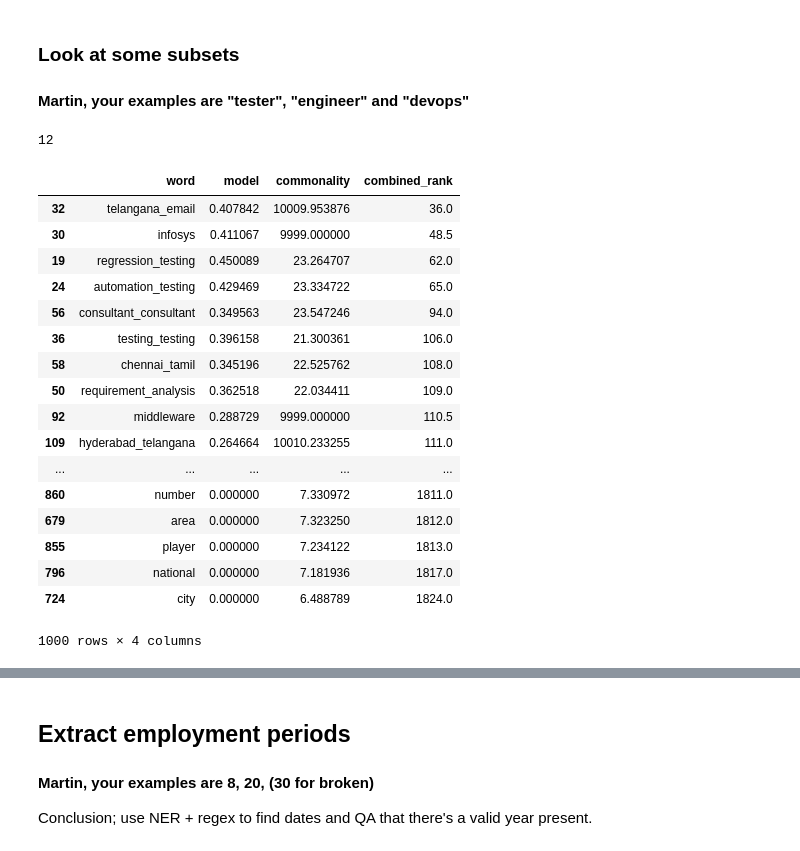
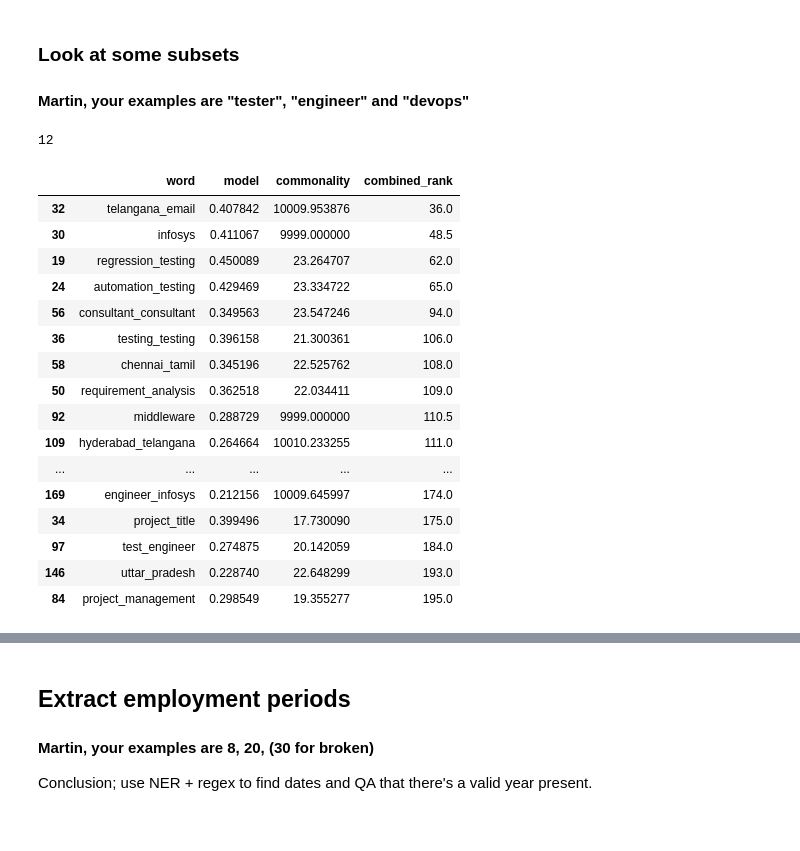
Before and after one commit to MartinChrisWood/mining_cv_data, a Jupyter notebook: mining_tech.ipynb, the cells around one changed output, grey strips where cells are left out. Drawn from its saved outputs; the diff is of its cells as text; code cells hidden in the pictures.

```diff
--- a/mining_tech.ipynb
+++ b/mining_tech.ipynb
@@ -212,39 +215,38 @@ df.head()
 # %%
 # Subset the data to a selection of interest
 selection = [i for i in range(len(parsed_docs)) if "tester" in parsed_docs[i]['text'].lower()]
 #selection = [i for i in range(len(parsed_docs)) if "united kingdom" in parsed_docs[i]['countries']]
 print(len(selection))
 
 # Sum the Model scores by word, pivot
 summed_scores = df.iloc[selection].sum(axis=0).sort_values(ascending=False)
 output = pd.DataFrame({"word":summed_scores.index, "model":summed_scores.values})
 
 # Calculate the commonality of each word (or both, for zipf's law) with Zipf's law, unrecognised gets 9999
 output['commonality'] = output['word'].apply(lambda x: sum([wordcost.get(y.lower(), 9999) for y in x.split("_")]))
 
 # Rank the importance of each word for this group of documents according to TF-IDF and rarity.  Higher == Better!
 output['combined_rank'] = output['model'].rank(ascending=False) + output['commonality'].rank(ascending=False)
-output.sort_values('combined_rank')
+output.sort_values('combined_rank').head(20)
 # %% [output]
 12
 |  | word | model | commonality | combined_rank |
 | 32 | telangana_email | 0.407842 | 10009.953876 | 36.0 |
 | 30 | infosys | 0.411067 | 9999.000000 | 48.5 |
 | 19 | regression_testing | 0.450089 | 23.264707 | 62.0 |
 | 24 | automation_testing | 0.429469 | 23.334722 | 65.0 |
 | 56 | consultant_consultant | 0.349563 | 23.547246 | 94.0 |
 | 36 | testing_testing | 0.396158 | 21.300361 | 106.0 |
 | 58 | chennai_tamil | 0.345196 | 22.525762 | 108.0 |
 | 50 | requirement_analysis | 0.362518 | 22.034411 | 109.0 |
 | 92 | middleware | 0.288729 | 9999.000000 | 110.5 |
 | 109 | hyderabad_telangana | 0.264664 | 10010.233255 | 111.0 |
 | ... | ... | ... | ... | ... |
-| 860 | number | 0.000000 | 7.330972 | 1811.0 |
-| 679 | area | 0.000000 | 7.323250 | 1812.0 |
-| 855 | player | 0.000000 | 7.234122 | 1813.0 |
-| 796 | national | 0.000000 | 7.181936 | 1817.0 |
-| 724 | city | 0.000000 | 6.488789 | 1824.0 |
+| 169 | engineer_infosys | 0.212156 | 10009.645997 | 174.0 |
+| 34 | project_title | 0.399496 | 17.730090 | 175.0 |
+| 97 | test_engineer | 0.274875 | 20.142059 | 184.0 |
+| 146 | uttar_pradesh | 0.228740 | 22.648299 | 193.0 |
+| 84 | project_management | 0.298549 | 19.355277 | 195.0 |
-1000 rows × 4 columns
 # %%
 print([doc['countries'] for doc in parsed_docs])
 # %% [output]
```
Also changed, not shown: parts of 5 cells of this notebook, 1 other file.
